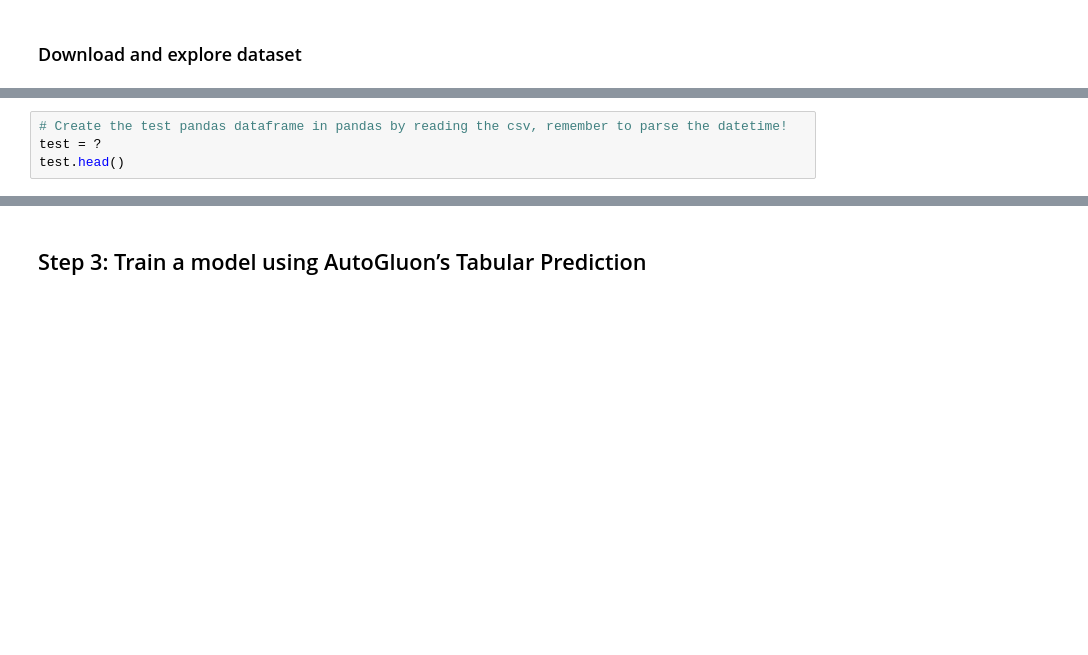
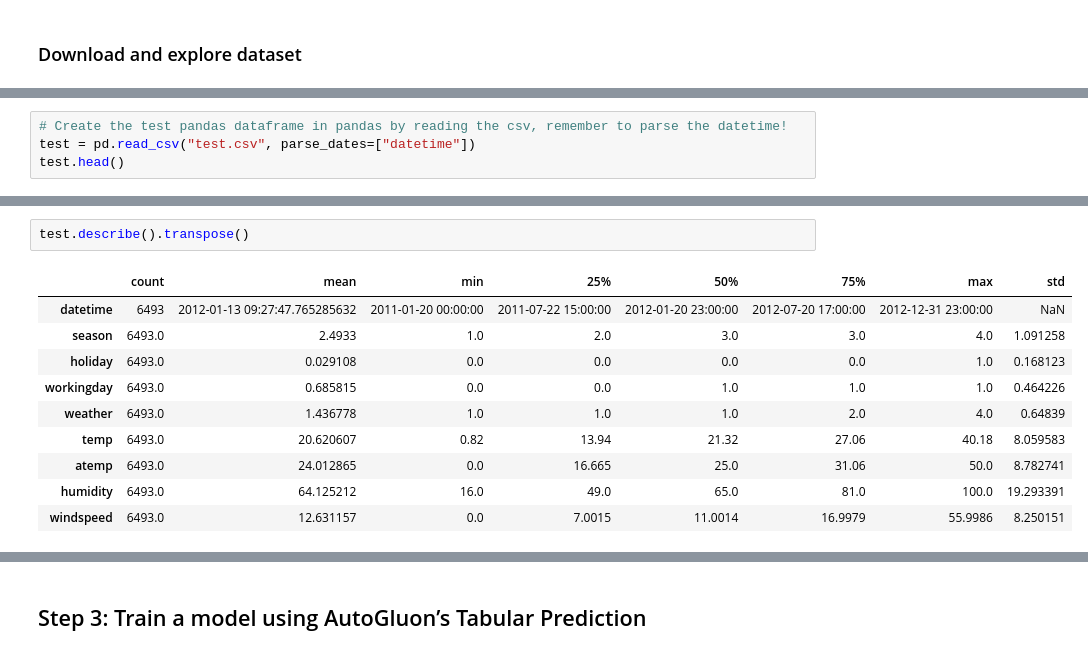
Before and after one commit to florabelas1/cd0385-project-starter, a Jupyter notebook: project/project-template.ipynb, the cells around one changed output, grey strips where cells are left out. Cells and saved outputs as stored; diff of their text form; blank space fills up the shorter version.

```diff
--- a/project/project-template.ipynb
+++ b/project/project-template.ipynb
@@ -109,4 +138,4 @@ train.head()
 # %%
 # Create the test pandas dataframe in pandas by reading the csv, remember to parse the datetime!
-test = ?
+test = pd.read_csv("test.csv", parse_dates=["datetime"])
 test.head()
@@ -113,2 +149,15 @@ test.head()
+# %%
+test.describe().transpose()
+# %% [output]
+|  | count | mean | min | 25% | 50% | 75% | max | std |
+| datetime | 6493 | 2012-01-13 09:27:47.765285632 | 2011-01-20 00:00:00 | 2011-07-22 15:00:00 | 2012-01-20 23:00:00 | 2012-07-20 17:00:00 | 2012-12-31 23:00:00 | NaN |
+| season | 6493.0 | 2.4933 | 1.0 | 2.0 | 3.0 | 3.0 | 4.0 | 1.091258 |
+| holiday | 6493.0 | 0.029108 | 0.0 | 0.0 | 0.0 | 0.0 | 1.0 | 0.168123 |
+| workingday | 6493.0 | 0.685815 | 0.0 | 0.0 | 1.0 | 1.0 | 1.0 | 0.464226 |
+| weather | 6493.0 | 1.436778 | 1.0 | 1.0 | 1.0 | 2.0 | 4.0 | 0.64839 |
+| temp | 6493.0 | 20.620607 | 0.82 | 13.94 | 21.32 | 27.06 | 40.18 | 8.059583 |
+| atemp | 6493.0 | 24.012865 | 0.0 | 16.665 | 25.0 | 31.06 | 50.0 | 8.782741 |
+| humidity | 6493.0 | 64.125212 | 16.0 | 49.0 | 65.0 | 81.0 | 100.0 | 19.293391 |
+| windspeed | 6493.0 | 12.631157 | 0.0 | 7.0015 | 11.0014 | 16.9979 | 55.9986 | 8.250151 |
 # %%
 # Same thing as train and test dataset
```
Also changed, not shown: parts of 12 cells of this notebook.
